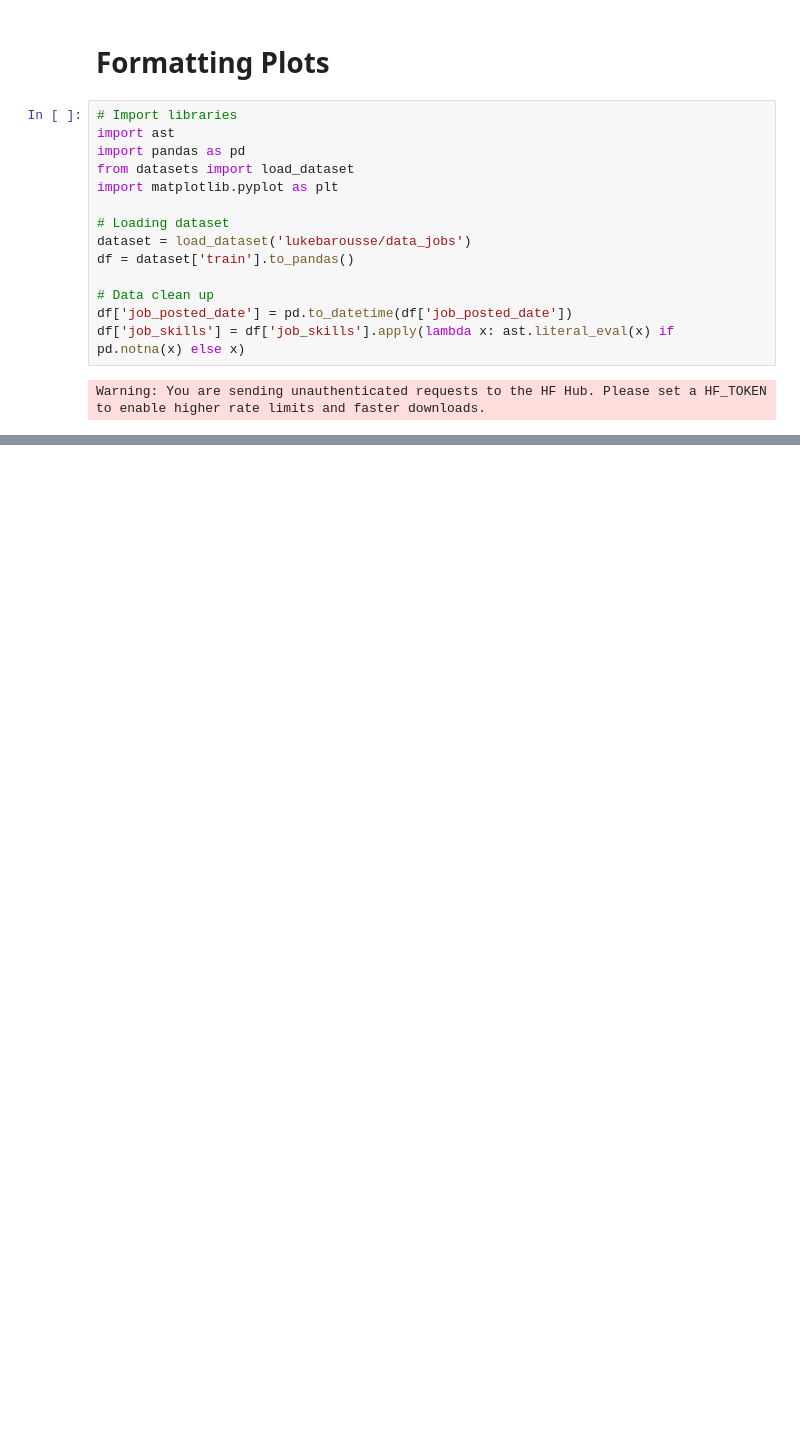
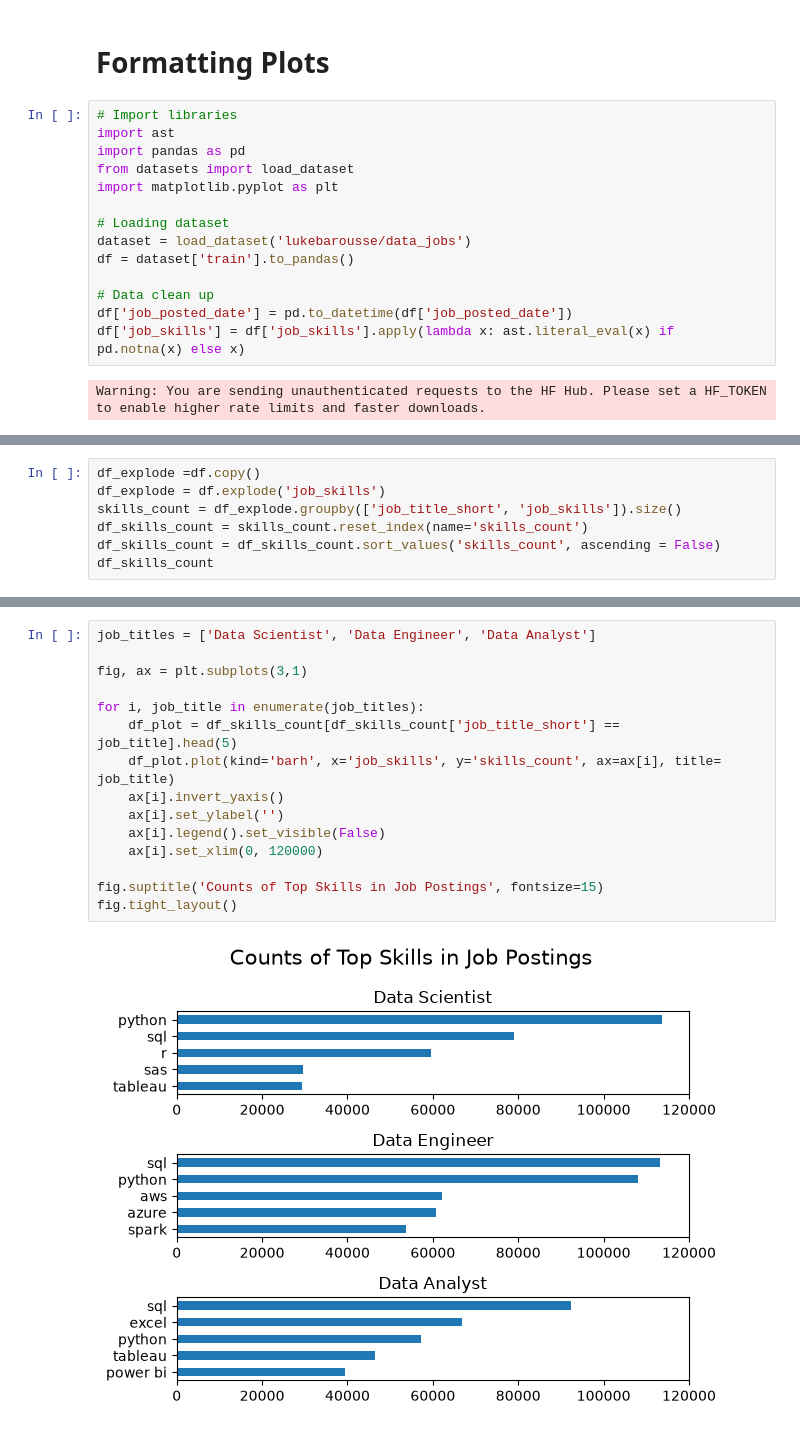
Before and after one commit to forestwong1206/Python_beginner_project, a Jupyter notebook: Advanced/13_matplotlib_formatting_plots.ipynb, the cells around one changed output, grey strips where cells are left out. Drawn from its saved outputs; the diff is of its cells as text; blank space fills up the shorter version.

```diff
--- a/Advanced/13_matplotlib_formatting_plots.ipynb
+++ b/Advanced/13_matplotlib_formatting_plots.ipynb
@@ -23,0 +61,7 @@ TypeError: cannot unpack non-iterable Axes object
+# %%
+df_explode =df.copy()
+df_explode = df.explode('job_skills')
+skills_count = df_explode.groupby(['job_title_short', 'job_skills']).size()
+df_skills_count = skills_count.reset_index(name='skills_count')
+df_skills_count = df_skills_count.sort_values('skills_count', ascending = False)
+df_skills_count
@@ -23,0 +82,17 @@ TypeError: cannot unpack non-iterable Axes object
+# %%
+job_titles = ['Data Scientist', 'Data Engineer', 'Data Analyst']
+
+fig, ax = plt.subplots(3,1)
+
+for i, job_title in enumerate(job_titles):
+    df_plot = df_skills_count[df_skills_count['job_title_short'] == job_title].head(5)
+    df_plot.plot(kind='barh', x='job_skills', y='skills_count', ax=ax[i], title= job_title)
+    ax[i].invert_yaxis()
+    ax[i].set_ylabel('')
+    ax[i].legend().set_visible(False)
+    ax[i].set_xlim(0, 120000)
+
+fig.suptitle('Counts of Top Skills in Job Postings', fontsize=15)
+fig.tight_layout()
+# %% [output]
+[figure, added]
```
Also changed, not shown: parts of 6 cells of this notebook, 10 other files.
